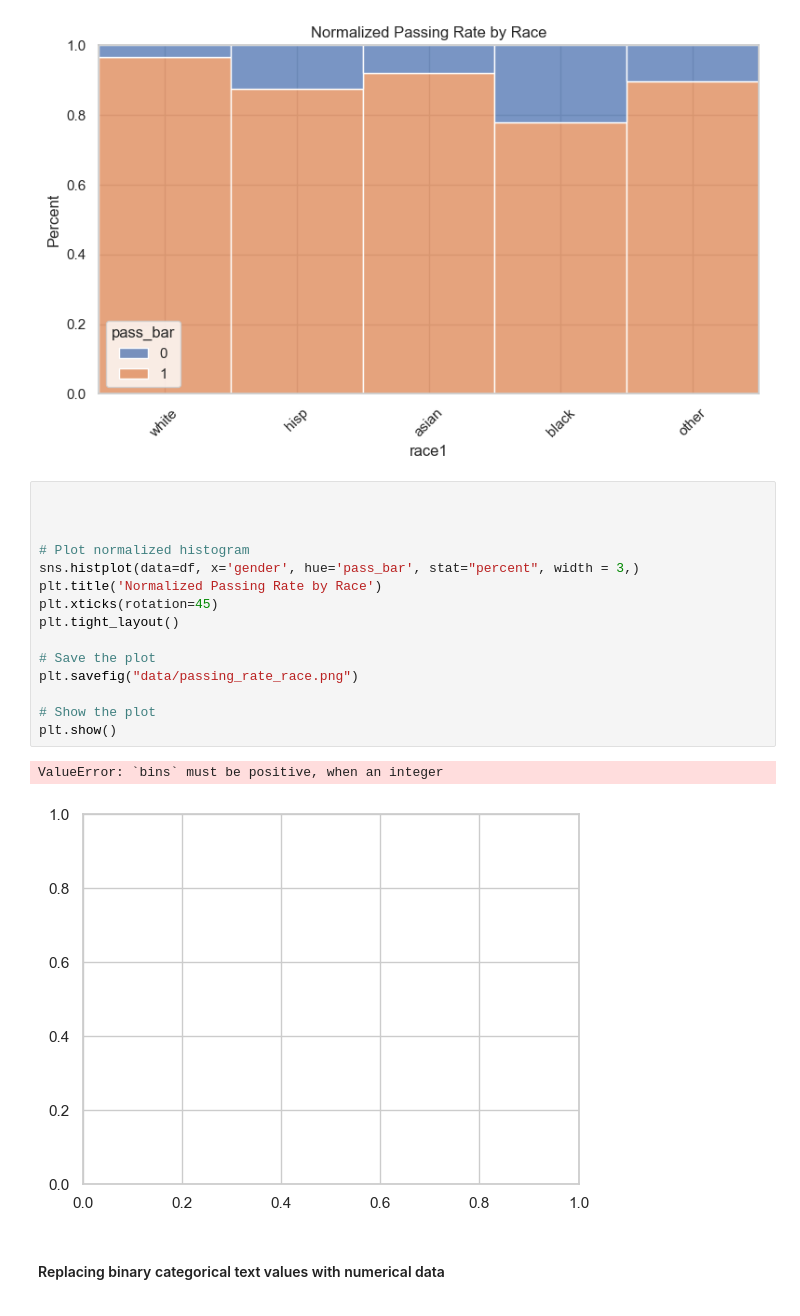
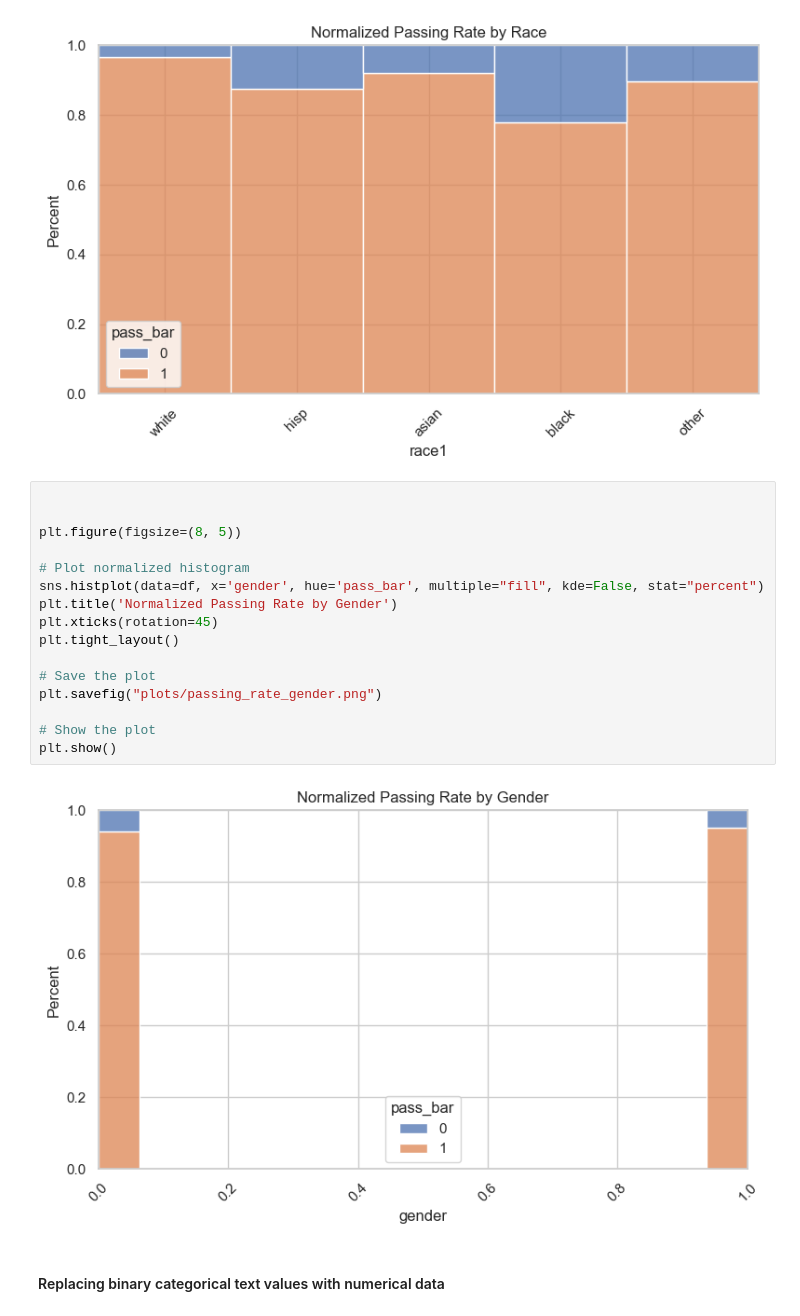
Before and after one commit to juliehinge/Algorithmic-Fairness, a Jupyter notebook: eda.ipynb, the cells around one changed output. Cells and saved outputs as stored; diff of their text form.

Commit message:
also included plots for the gender subgroup

```diff
--- a/eda.ipynb
+++ b/eda.ipynb
@@ -299,21 +299,21 @@ plt.show()
 # %%
 
 
+plt.figure(figsize=(8, 5))
 
 # Plot normalized histogram
-sns.histplot(data=df, x='gender', hue='pass_bar', stat="percent", width = 3,)
-plt.title('Normalized Passing Rate by Race')
+sns.histplot(data=df, x='gender', hue='pass_bar', multiple="fill", kde=False, stat="percent")
+plt.title('Normalized Passing Rate by Gender')
 plt.xticks(rotation=45)
 plt.tight_layout()
 
 # Save the plot
-plt.savefig("data/passing_rate_race.png")
+plt.savefig("plots/passing_rate_gender.png")
 
 # Show the plot
 plt.show()
 # %% [output]
-ValueError: `bins` must be positive, when an integer
-[figure, old version]
+[figure, new version]
 # %% [markdown]
 #### Replacing binary categorical text values with numerical data
 # %% [markdown]
```
Also changed, not shown: 3 other files.
